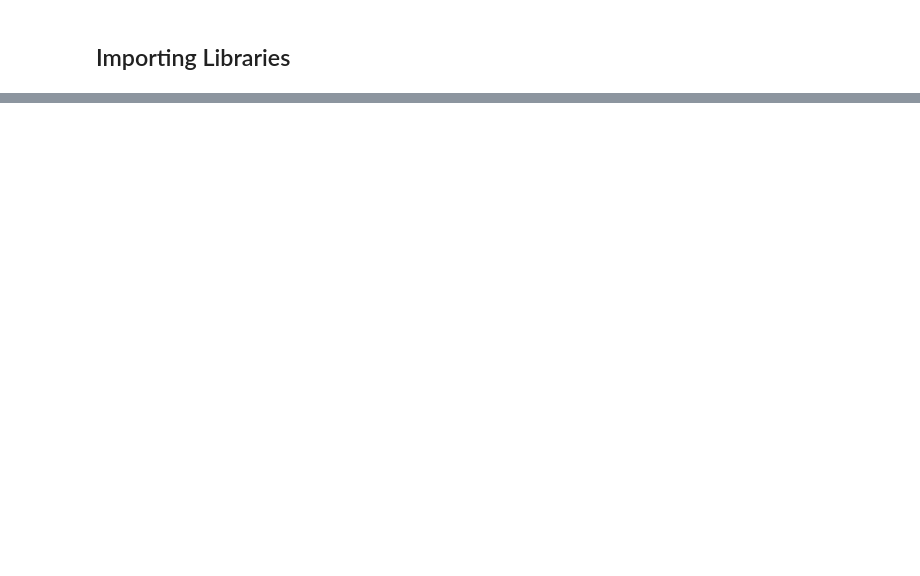
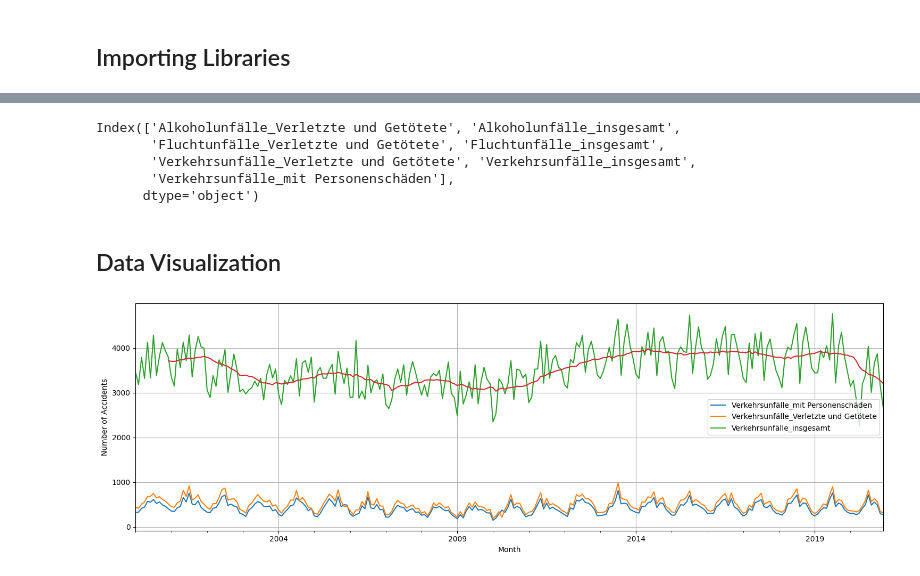
Before and after one commit to nullHawk/dps-munich-ai-challenge, a Jupyter notebook: notebook.ipynb, the cells around one changed output, grey strips where cells are left out. Cells and saved outputs as stored; diff of their text form; code cells hidden in the pictures; blank space fills up the shorter version.

Commit message:
done with model testing and visualisation

```diff
--- a/notebook.ipynb
+++ b/notebook.ipynb
@@ -329,0 +74,5 @@ make_prediction(2023, 9)
+# %%
+df['MONAT'] = pd.to_datetime(df['MONAT'].astype(str), format='%Y%m')
+# %%
+df.set_index(df['MONAT'], inplace=True)
+df.head()
@@ -329,0 +87,26 @@ make_prediction(2023, 9)
+# %%
+df.drop('MONAT', axis=1, inplace=True)
+pivot_Wert = df[df['JAHR']<=2020].pivot_table(index='MONAT', columns=['MONATSZAHL', 'AUSPRAEGUNG'], values='WERT')
+# %%
+pivot_Wert.columns = ['_'.join(col).strip() for col in pivot_Wert.columns.values]
+pivot_Wert.columns
+# %% [output]
+Index(['Alkoholunfälle_Verletzte und Getötete', 'Alkoholunfälle_insgesamt',
+       'Fluchtunfälle_Verletzte und Getötete', 'Fluchtunfälle_insgesamt',
+       'Verkehrsunfälle_Verletzte und Getötete', 'Verkehrsunfälle_insgesamt',
+       'Verkehrsunfälle_mit Personenschäden'],
+      dtype='object')
+# %% [markdown]
+## Data Visualization
+# %%
+pivot_Wert['Verkehrsunfälle_mit Personenschäden'].plot(figsize=(15, 5), legend=True)
+pivot_Wert['Verkehrsunfälle_Verletzte und Getötete'].plot(figsize=(15, 5), legend=True)
+pivot_Wert['Verkehrsunfälle_insgesamt'].plot(figsize=(15, 5), legend=True)
+pivot_Wert['Verkehrsunfälle_insgesamt'].rolling(window=12).mean().plot(figsize=(15, 5), legend=False)
+
+plt.xlabel('Month')
+plt.ylabel('Number of Accidents')
+plt.grid(True)
+plt.tight_layout()
+# %% [output]
+[figure, added]
```
Also changed, not shown: parts of 64 cells of this notebook, 6 other files.
